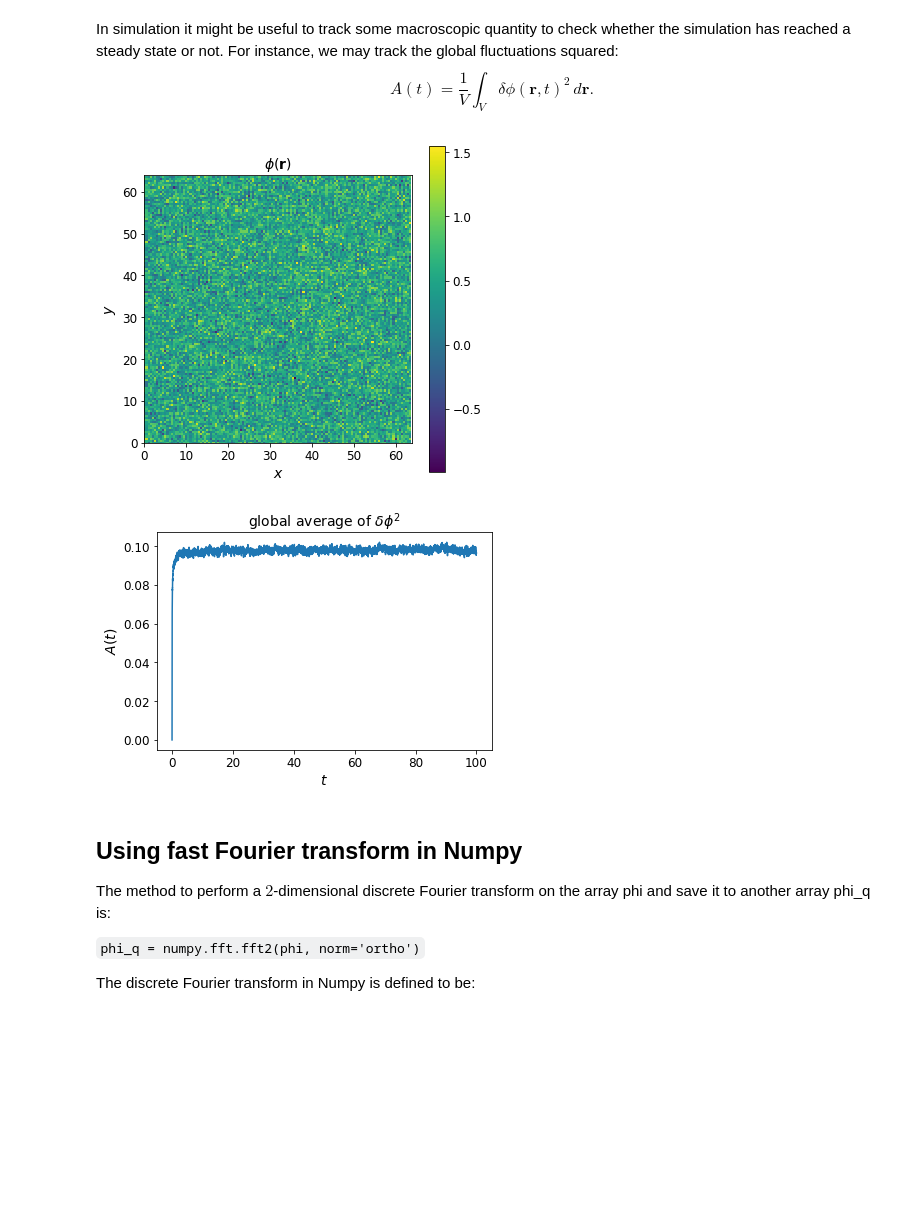
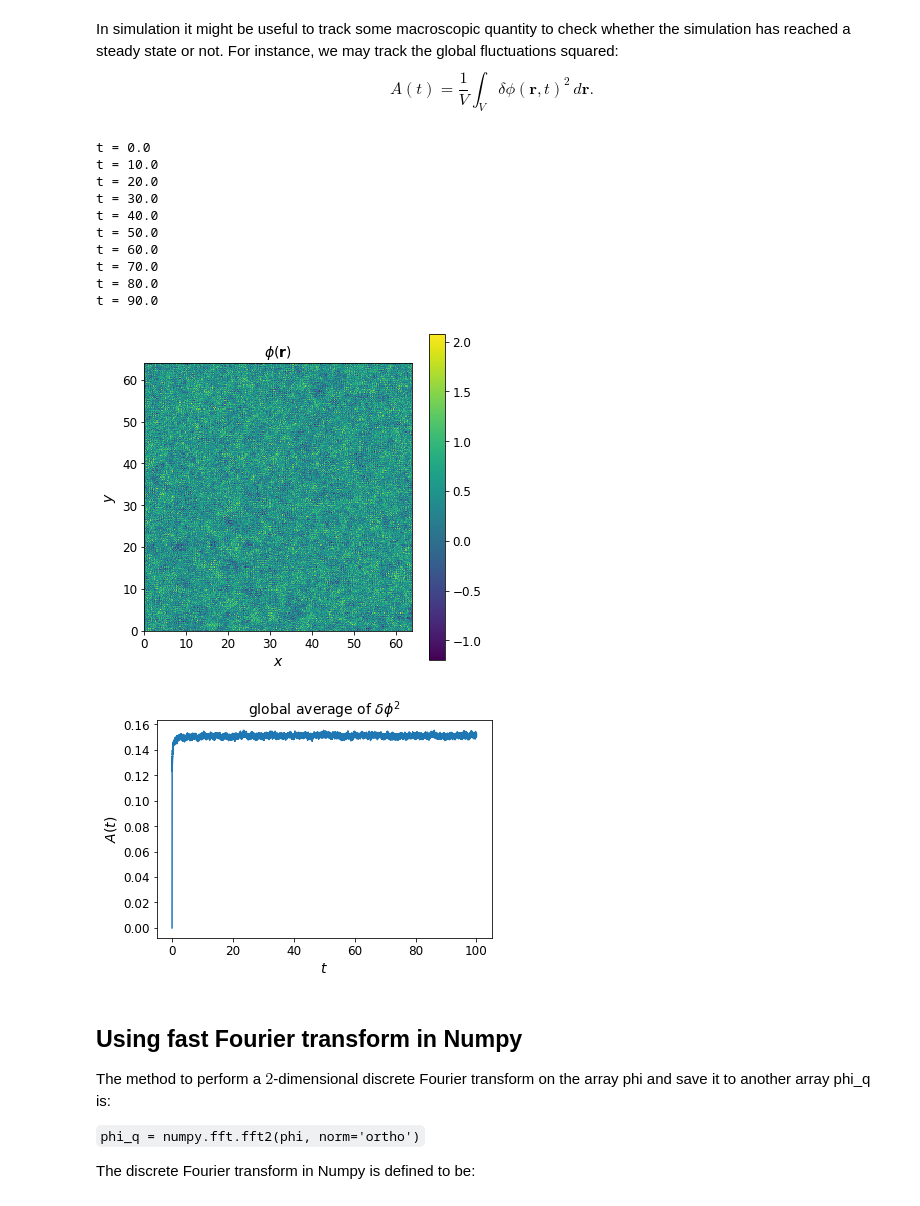
Before and after one commit to elsentjhung/equilibrium-model-B, a Jupyter notebook: model_B.ipynb, the cells around one changed output. Drawn from its saved outputs; the diff is of its cells as text; code cells hidden in the pictures; blank space fills up the shorter version.

```diff
--- a/model_B.ipynb
+++ b/model_B.ipynb
@@ -343,10 +343,10 @@ Notice that the $x$ and the $y$ axis are transposed.
 import numpy as np
 import matplotlib.pyplot as plt
 
-dx = 0.5  # lattice step size dx = dy
-dt = 0.01  # time discretization
-Nx, Ny = 128, 128  # system size Lx = Nx.dx and Ly = Ny.dy
-Nt = 10000  # total number of timesteps
+dx = 0.25  # lattice step size dx = dy
+dt = 0.001  # time discretization
+Nx, Ny = 256, 256  # system size Lx = Nx.dx and Ly = Ny.dy
+Nt = 100000  # total number of timesteps
 
 M = 1.0
 a, b, kappa = 0.5, 1.0, 1.0
@@ -408,6 +408,22 @@ def plot(phi):
     colorbar.ax.tick_params(labelsize=12)
 
     plt.show()
+
+# plot A(t)
+def plot_A(dt, A):
+    Nt = len(A)
+    t = np.arange(0, Nt, 1)*dt
+
+    fig, ax = plt.subplots(figsize=(6,4))
+
+    ax.set_title('global average of $\delta\phi^2$', fontsize=14)
+    ax.set_xlabel('$t$', fontsize=14)
+    ax.set_ylabel('$A(t)$', fontsize=14)
+    ax.tick_params(axis='both', which='major', labelsize=12)
+
+    ax.plot(t, A)
+
+    plt.show()
 # %% [markdown]
 In simulation it might be useful to track some macroscopic quantity to check whether the simulation has reached a steady state or not.
 For instance, we may track the global fluctuations squared:
@@ -417,36 +433,35 @@ A(t) = \frac{1}{V}\int_V\delta\phi(\mathbf{r},t)^2\,d\mathbf{r}.
 # %%
 ######################
 # run the simulation #
 ######################
 
 # initialize phi
 phi = np.ones((Nx, Ny))*phi0
 A = np.zeros(Nt)
 
 # loop for Nt timesteps for until system reaches steady state
 for n in range(0, Nt, 1):
     dphi = phi - np.ones((Nx, Ny))*phi0
     A[n] = np.sum(dphi*dphi)/(Nx*Ny)
-
+    if n % 10000 == 0:
+        print(f't = {n*dt}')
     phi = update(phi)
 
 plot(phi)
-
-# plot A(t)
-fig, ax = plt.subplots(figsize=(6,4))
-t = np.arange(0, Nt, 1)*dt
-
-ax.set_title('global average of $\delta\phi^2$', fontsize=14)
-ax.set_xlabel('$t$', fontsize=14)
-ax.set_ylabel('$A(t)$', fontsize=14)
-ax.tick_params(axis='both', which='major', labelsize=12)
-
-ax.plot(t, A)
-
-plt.show()
+plot_A(dt, A)
 # %% [output]
+t = 0.0
+t = 10.0
+t = 20.0
+t = 30.0
+t = 40.0
+t = 50.0
+t = 60.0
+t = 70.0
+t = 80.0
+t = 90.0
-[figure, old version]
+[figure, new version]
-[figure, old version]
+[figure, new version]
 # %% [markdown]
 ## Using fast Fourier transform in Numpy
 
```
Also changed, not shown: parts of 9 cells of this notebook.
